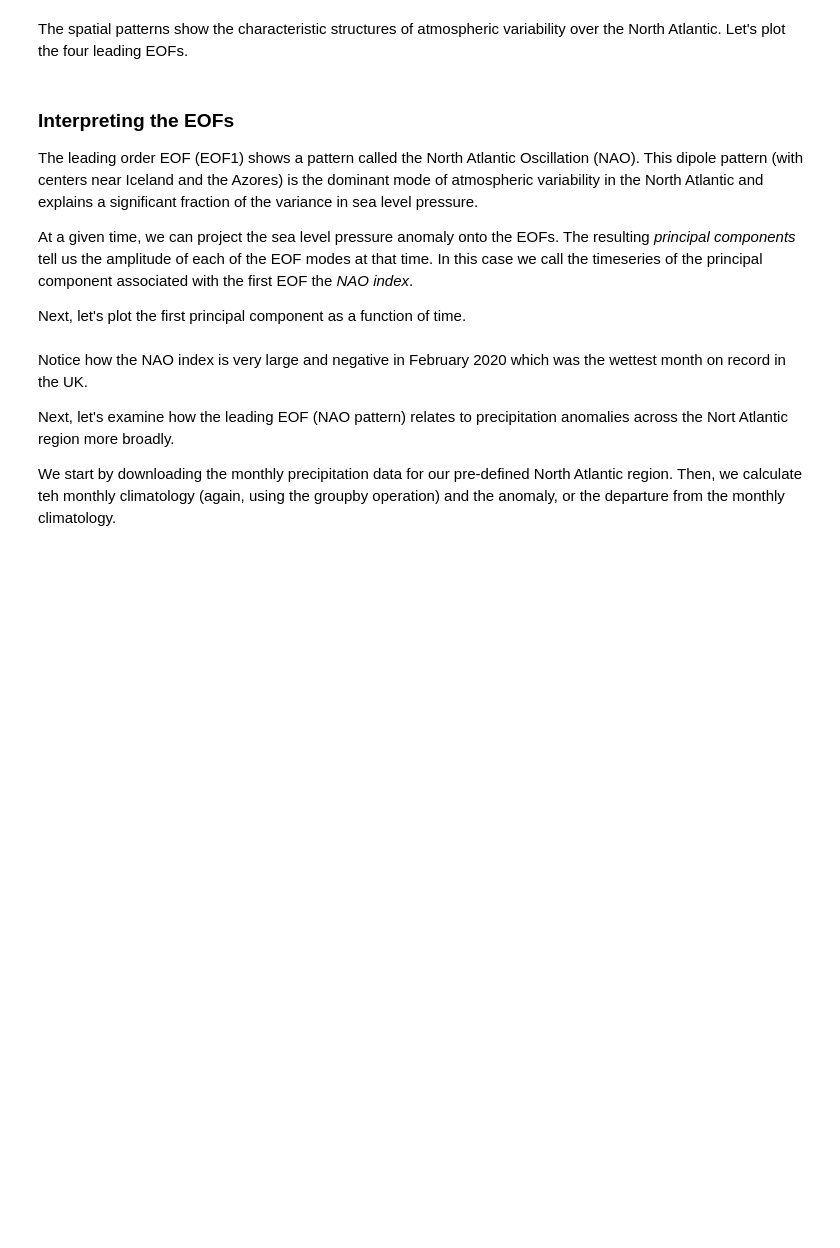
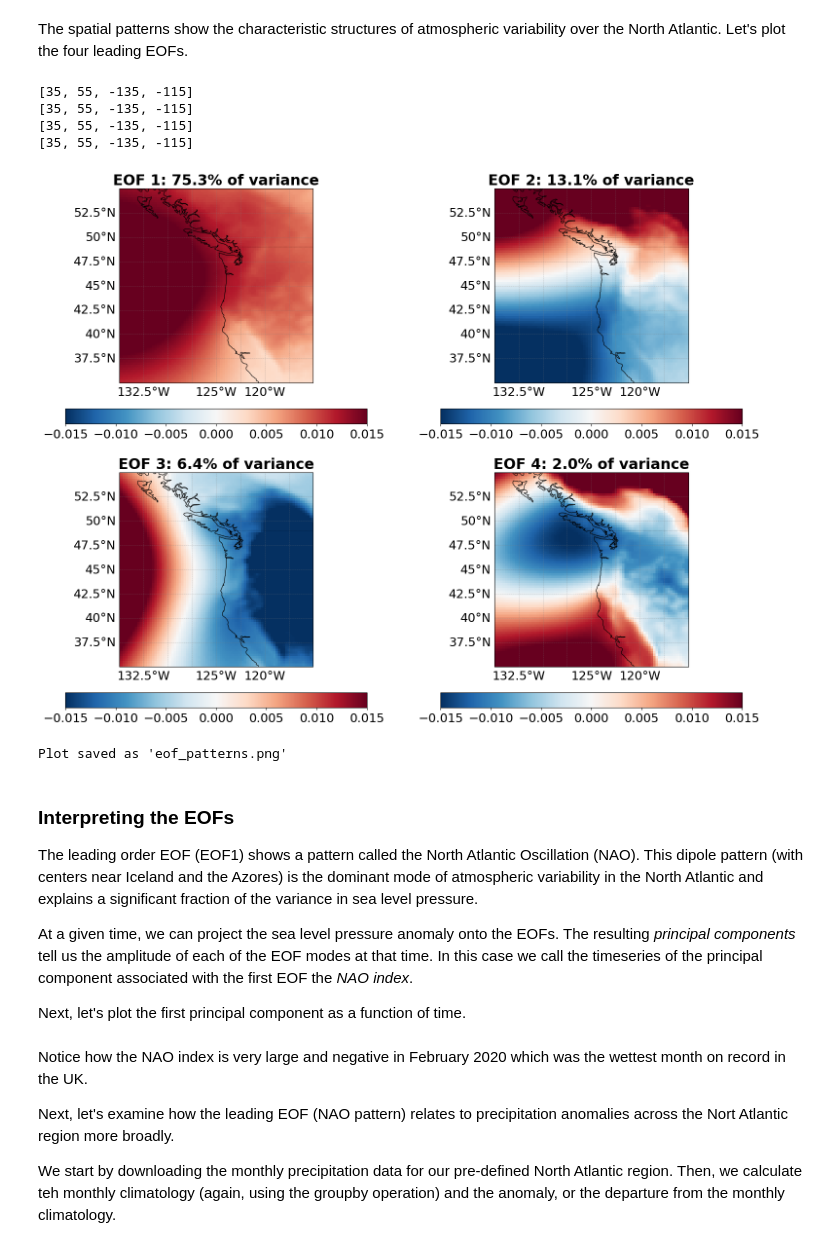
Before and after one commit to benwulmer/CDA, a Jupyter notebook: 2_Teleconnections.ipynb, the cells around one changed output. Drawn from its saved outputs; the diff is of its cells as text; code cells hidden in the pictures; blank space fills up the shorter version.

```diff
--- a/2_Teleconnections.ipynb
+++ b/2_Teleconnections.ipynb
@@ -50,7 +50,12 @@ Surface pressure (or mean sea level pressure - MSLP) is an excellent variable fo
 # %%
 # Set some paramters
 # North Atlantic region [North, West, South, East]
-NORTH_ATLANTIC_REGION = [80, -90, 20, 40]
+MIN_LAT = 35
+MIN_LONG = -135
+MAX_LAT = 55
+MAX_LONG = -115
+
+BOUNDS = [MAX_LAT, MIN_LONG, MIN_LAT, MAX_LONG]
 
 # Time period.  Here just use the satellite era
 START_YEAR = 1979
@@ -68,13 +73,12 @@ request = {
     "year": years,
     "month": months,
     "time": "00:00",
-    "area": NORTH_ATLANTIC_REGION,
+    "area": BOUNDS,
     "data_format": "netcdf",
     "download_format": "unarchived"
 }
 
 print(f"Downloading mean sea level pressure data for {START_YEAR}-{END_YEAR}...")
-print(f"Region: {NORTH_ATLANTIC_REGION}")
 print("(This may take several minutes)")
 
 mslp_data = earthkit.data.from_source("cds", dataset, request).to_xarray()
@@ -147,8 +171,8 @@ for i in range(n_eofs):
     eof_pattern = eofs.sel(mode=i+1)  # xeofs uses 1-based indexing
 
     # Set map extent
-    ax.set_extent([NORTH_ATLANTIC_REGION[1], NORTH_ATLANTIC_REGION[3],
-                   NORTH_ATLANTIC_REGION[2], NORTH_ATLANTIC_REGION[0]],
+    ax.set_extent([BOUNDS[1], BOUNDS[3],
+                   BOUNDS[2], BOUNDS[0]],
                   crs=ccrs.PlateCarree())
 
     # Plot EOF pattern
@@ -156,33 +180,40 @@ for i in range(n_eofs):
         eof_pattern.longitude,
         eof_pattern.latitude,
         eof_pattern.values,
         transform=ccrs.PlateCarree(),
         cmap='RdBu_r',
         vmin=-0.015, vmax=0.015
     )
 
     # Add map features
     ax.add_feature(cfeature.COASTLINE, linewidth=0.8)
     ax.add_feature(cfeature.BORDERS, linewidth=0.3, linestyle=':')
     ax.add_feature(cfeature.LAND, facecolor='#f0f0f0', alpha=0.5)
 
     # Add gridlines
     gl = ax.gridlines(draw_labels=True, linewidth=0.5, color='gray',
                       alpha=0.5, linestyle='--')
     gl.top_labels = False
     gl.right_labels = False
 
     # Title with variance explained
     ax.set_title(f'EOF {i+1}: {variance_fractions.values[i]*100:.1f}% of variance', fontweight='bold')
 
     # Add colorbar
     plt.colorbar(im, ax=ax, orientation='horizontal', pad=0.1, shrink=0.8)
 
 plt.tight_layout()
 plt.savefig('eof_patterns.png', dpi=150, bbox_inches='tight')
 plt.show()
 
 print("\nPlot saved as 'eof_patterns.png'")
+# %% [output]
+[35, 55, -135, -115]
+[35, 55, -135, -115]
+[35, 55, -135, -115]
+[35, 55, -135, -115]
+[figure, added]
+Plot saved as 'eof_patterns.png'
 # %% [markdown]
 ### Interpreting the EOFs
 
```
Also changed, not shown: parts of 4 cells of this notebook.
